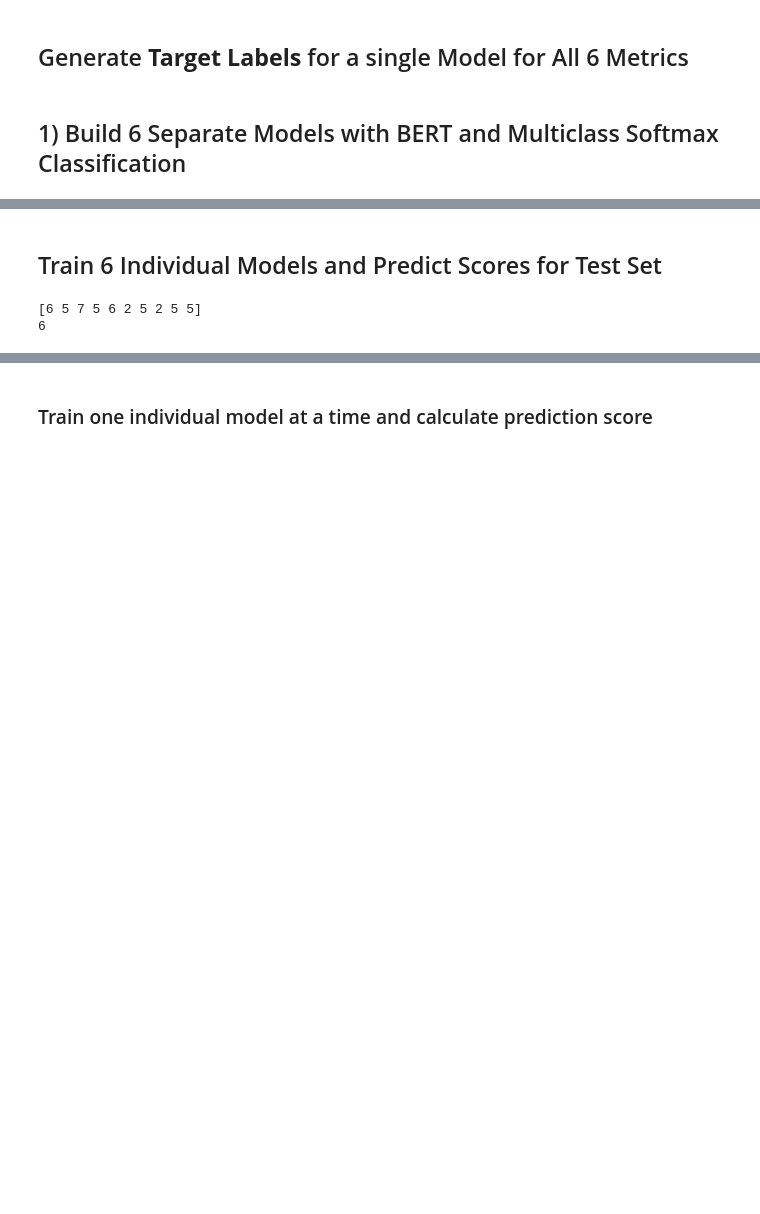
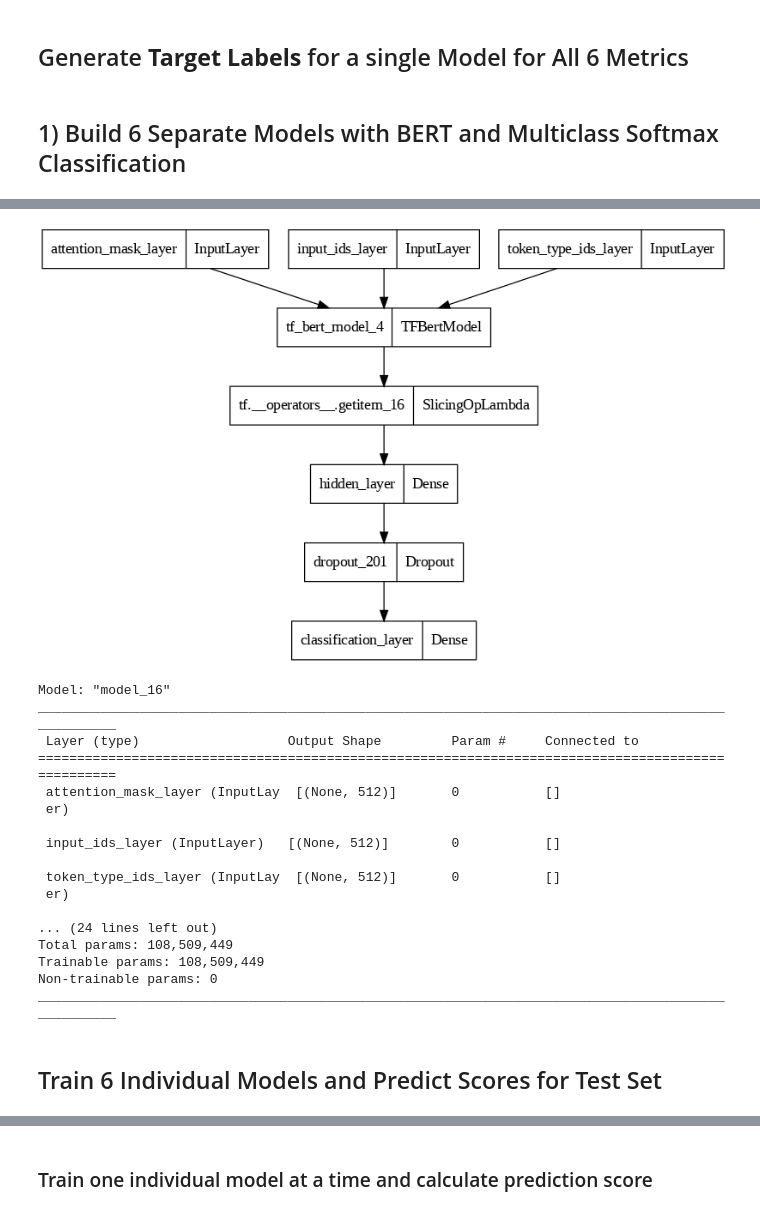
Before and after one commit to heesukjang/W266_NLP_With_DeepLearning, a Jupyter notebook: Final_Project/BERTTweet_3_21_2023.ipynb, the cells around one changed output, grey strips where cells are left out. Saved outputs shown, nothing was run; the diff lists cells and outputs as text; code cells hidden in the pictures; blank space fills up the shorter version.

```diff
--- a/Final_Project/BERTTweet_3_21_2023.ipynb
+++ b/Final_Project/BERTTweet_3_21_2023.ipynb
@@ -851,24 +869,24 @@ array([2, 3, 3, 3, 4, 3, 4, 2, 3, 4, 3, 3, 3, 4, 2, 4, 3, 3, 2, 3, 3, 3,
 # %% [markdown]
 ## 1) Build 6 Separate Models with BERT and Multiclass Softmax Classification
 # %%
-def create_6_separate_baseline_models(checkpoint = model_checkpoint,
-                        num_classes=9,   # [1, 1.5, 2, 2.5....4.5, 5]: 9 classes
-                        # num_train_layers=0,
-                        num_train_layers=12,
-                        hidden_size=256,
-                        dropout=0.3,
-                        learning_rate=0.00005,
-                        max_length=MAX_LENGTH):
+def create_6_separate_models(model,
+                            num_classes=NUM_CLASSES,   # [0,1,2,...8]: 9 classes or [1,2,3,4,5] 5 classes
+                            # num_train_layers=0,      # freeze all the 12 layers
+                            num_train_layers=NUM_TRAIN_LAYERS,
+                            hidden_size=HIDDEN_SIZE,
+                            dropout=DROPOUT,
+                            learning_rate=LEARNING_RATE,
+                            max_length=MAX_LENGTH):
     """
     Build a simple classification model with BERT. Use the Pooler Output for classification purposes.
     """
-    # =========== BEGIN generate "input features" using BERT tokenizer ==================================
-    bert_model = TFBertModel.from_pretrained(checkpoint)
+    # =========== BEGIN generate "input features" using pre-trained model tokenizer ==================================
+    # bert_model = TFBertModel.from_pretrained(checkpoint)
     if num_train_layers == 0:
-        bert_model.trainable = False                 # Freeze all layers of pre-trained BERT model
+        model.trainable = False                 # Freeze all layers of pre-trained BERT model
 
     elif num_train_layers == 12:
-        bert_model.trainable = True                  # Train all layers of the BERT model
+        model.trainable = True                  # Train all layers of the BERT model
 
     else:                                            # Restrict training to the num_train_layers outer transformer layers
         retrain_layers = []
@@ -877,7 +895,7 @@ def create_6_separate_baseline_models(checkpoint = model_checkpoint,
             retrain_layers.append(layer_code)
         print('retrain layers: ', retrain_layers)
 
-        for w in bert_model.weights:
+        for w in model.weights:
             if not any([x in w.name for x in retrain_layers]):
                 #print('freezing: ', w)
                 w._trainable = False
@@ -887,14 +905,14 @@ def create_6_separate_baseline_models(checkpoint = model_checkpoint,
     token_type_ids = tf.keras.layers.Input(shape=(max_length,), dtype=tf.int64, name='token_type_ids_layer')
     attention_mask = tf.keras.layers.Input(shape=(max_length,), dtype=tf.int64, name='attention_mask_layer')
 
-    bert_inputs = {'input_ids': input_ids,
+    model_inputs = {'input_ids': input_ids,
                    'token_type_ids': token_type_ids,
                    'attention_mask': attention_mask}
 
     # Bert output: being used as an input feature in the classification model below
-    bert_out = bert_model(bert_inputs)        # full features as an input to the following classification model
+    model_out = model(model_inputs)        # full features as an input to the following classification model
     # pooler_output = bert_out[1]             # one vector for each
-    cls_token = bert_out[0][:, 0, :]          # give us a raw CLS tokens
+    cls_token = model_out[0][:, 0, :]          # give us a raw CLS tokens
 
     # =========== END generate "input features" using BERT tokenizer ==================================
 
@@ -938,0 +932,29 @@ ________________________________________________________________________________
+# %%
+def plot_separate_model_structure(model):
+  # if model == bert:
+  separate_model = create_6_separate_models(model)
+  display(keras.utils.plot_model(separate_model, show_shapes=False, show_dtype=False, show_layer_names=True, dpi=90))
+  return separate_model, separate_model.summary()
+
+bert_separate_model, summary = plot_separate_model_structure(bert)
+# bertweet_separate_model = plot_separate_model_structure(bertweet)
+# retribert_separate_model = plot_separate_model_structure(retribert)
+# %% [output]
+[figure, added]
+Model: "model_16"
+__________________________________________________________________________________________________
+ Layer (type)                   Output Shape         Param #     Connected to
+==================================================================================================
+ attention_mask_layer (InputLay  [(None, 512)]       0           []
+ er)
+
+ input_ids_layer (InputLayer)   [(None, 512)]        0           []
+
+ token_type_ids_layer (InputLay  [(None, 512)]       0           []
+ er)
+
+... (24 lines left out)
+Total params: 108,509,449
+Trainable params: 108,509,449
+Non-trainable params: 0
+__________________________________________________________________________________________________
@@ -939,8 +973,2 @@ ________________________________________________________________________________
 # %% [markdown]
 ## Train 6 Individual Models and Predict Scores for Test Set
-# %%
-print(y_separate_labels_sparse_train_2[0][:10])   # looks distributed properly
-print(len(y_separate_labels_sparse_train_2))
-# %% [output]
-[6 5 7 5 6 2 5 2 5 5]
-6
```
Also changed, not shown: parts of 45 cells of this notebook.
